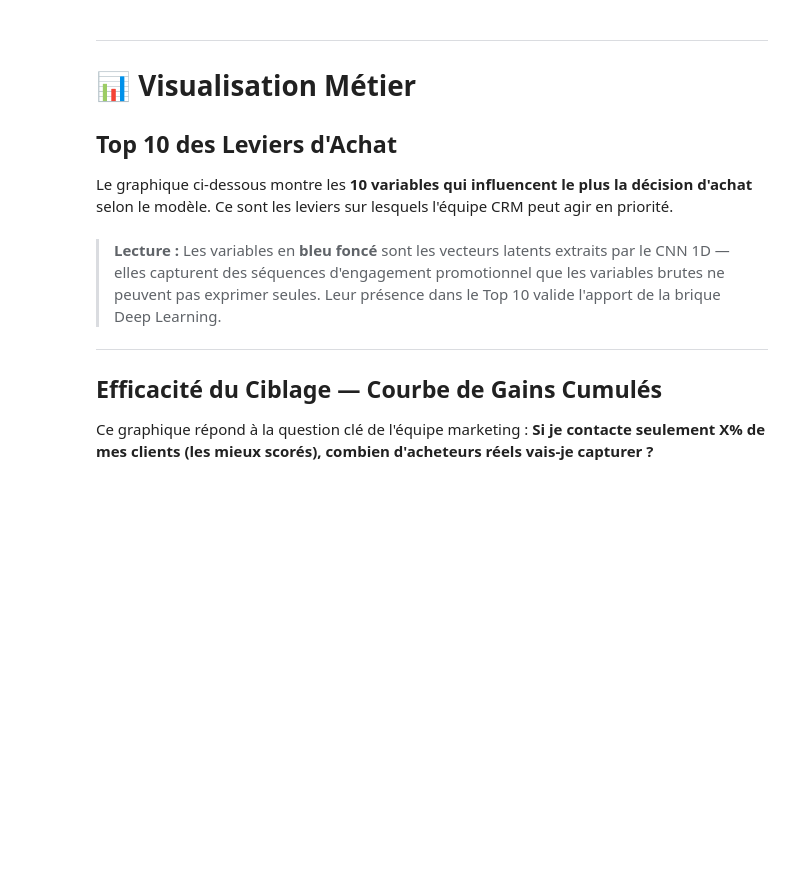
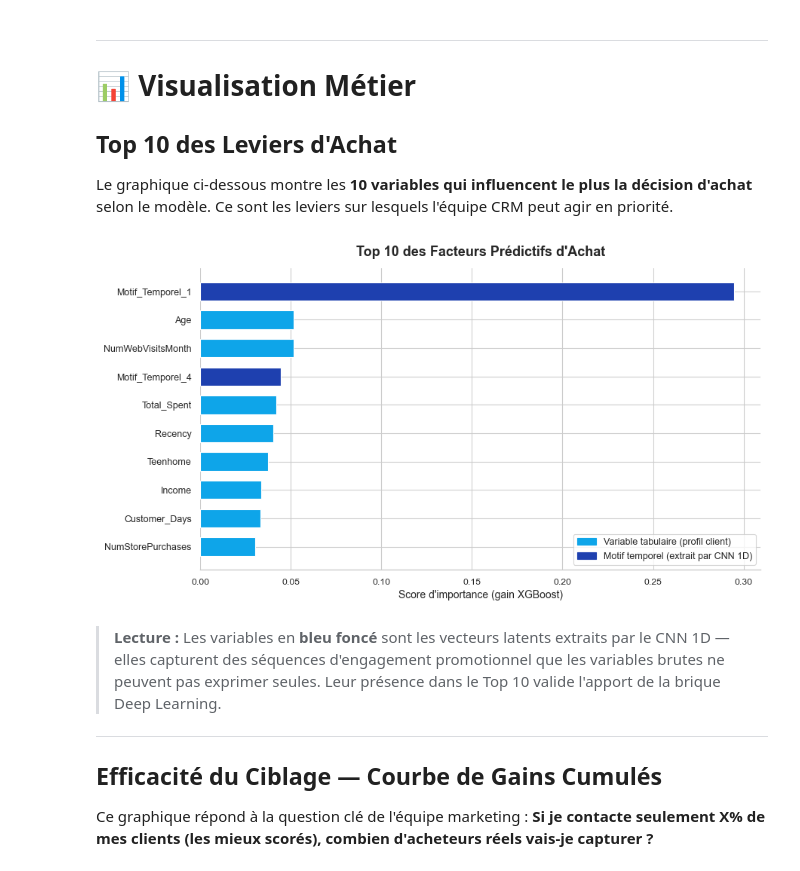
Before and after one commit to Anass-HOUDZI/aptispace-datascience-projet, a Jupyter notebook: notebooks/07_communication.ipynb, the cells around one changed output. Cells and saved outputs as stored; diff of their text form; code cells hidden in the pictures; blank space fills up the shorter version.

Commit message:
Execute all 8 notebooks with outputs and update assets

```diff
--- a/notebooks/07_communication.ipynb
+++ b/notebooks/07_communication.ipynb
@@ -18,7 +18,7 @@ execute:
 import os, sys, warnings
 warnings.filterwarnings('ignore')
 os.environ['TF_CPP_MIN_LOG_LEVEL'] = '3'
-sys.path.insert(0, os.path.abspath('../../src'))
+sys.path.insert(0, 'c:/Users/ahoudzi/apti/aptispace-datascience-projet')
 
 import joblib
 import pandas as pd
@@ -30,8 +30,8 @@ from sklearn.metrics import classification_report, roc_auc_score
 
 sns.set_theme(style="whitegrid", context="paper")
 
-processed_dir = os.path.abspath('../../data/processed')
-assets_dir = os.path.abspath('../../report/assets')
+processed_dir = 'c:/Users/ahoudzi/apti/aptispace-datascience-projet/data/processed'
+assets_dir = 'c:/Users/ahoudzi/apti/aptispace-datascience-projet/report/assets'
 
 xgb_model  = joblib.load(os.path.join(processed_dir, 'xgb_model.pkl'))
 eval_data  = joblib.load(os.path.join(processed_dir, 'eval_data.pkl'))
@@ -79,33 +81,38 @@ Le graphique ci-dessous montre les **10 variables qui influencent le plus la dé
 # %%
 df_raw = pd.read_parquet(os.path.join(processed_dir, 'marketing_clean.parquet'))
 campaign_cols = ['AcceptedCmp1', 'AcceptedCmp2', 'AcceptedCmp3', 'AcceptedCmp4', 'AcceptedCmp5']
 exclude = set(campaign_cols + ['Response', 'ID', 'Dt_Customer', 'Education', 'Income_Strata'])
 tab_cols = [c for c in df_raw.select_dtypes(include='number').columns if c not in exclude]
-feat_names = tab_cols + [f'Motif_Temporel_{i+1}' for i in range(8)]
+n_total = len(xgb_model.feature_importances_)
+n_tab   = n_total - 8
+tab_names = (tab_cols + [f'Tab_{i}' for i in range(n_tab)])[:n_tab]
+feat_names = tab_names + [f'Motif_Temporel_{i+1}' for i in range(8)]
 
 imp_df = (
     pd.DataFrame({'Feature': feat_names, 'Importance': xgb_model.feature_importances_})
     .sort_values('Importance', ascending=False)
     .head(10)
 )
 
 palette = ['#1e40af' if 'Motif' in f else '#0ea5e9' for f in imp_df['Feature']]
 
 fig, ax = plt.subplots(figsize=(9, 5))
 bars = ax.barh(imp_df['Feature'][::-1], imp_df['Importance'][::-1],
                color=palette[::-1], edgecolor='white', height=0.65)
 ax.set_xlabel('Score d\'importance (gain XGBoost)', fontsize=10)
 ax.set_title('Top 10 des Facteurs Prédictifs d\'Achat', fontsize=13,
              fontweight='bold', pad=12)
 
 patch_tab  = mpatches.Patch(color='#0ea5e9', label='Variable tabulaire (profil client)')
 patch_cnn  = mpatches.Patch(color='#1e40af', label='Motif temporel (extrait par CNN 1D)')
 ax.legend(handles=[patch_tab, patch_cnn], loc='lower right', fontsize=9)
 
 sns.despine(left=True)
 ax.tick_params(axis='y', labelsize=9)
 plt.tight_layout()
 plt.show()
+# %% [output]
+[figure, added]
 # %% [markdown]
 > **Lecture :** Les variables en **bleu foncé** sont les vecteurs latents extraits par le CNN 1D — elles capturent des séquences d'engagement promotionnel que les variables brutes ne peuvent pas exprimer seules. Leur présence dans le Top 10 valide l'apport de la brique Deep Learning.
 
```
Also changed, not shown: parts of 2 cells of this notebook, 10 other files.
